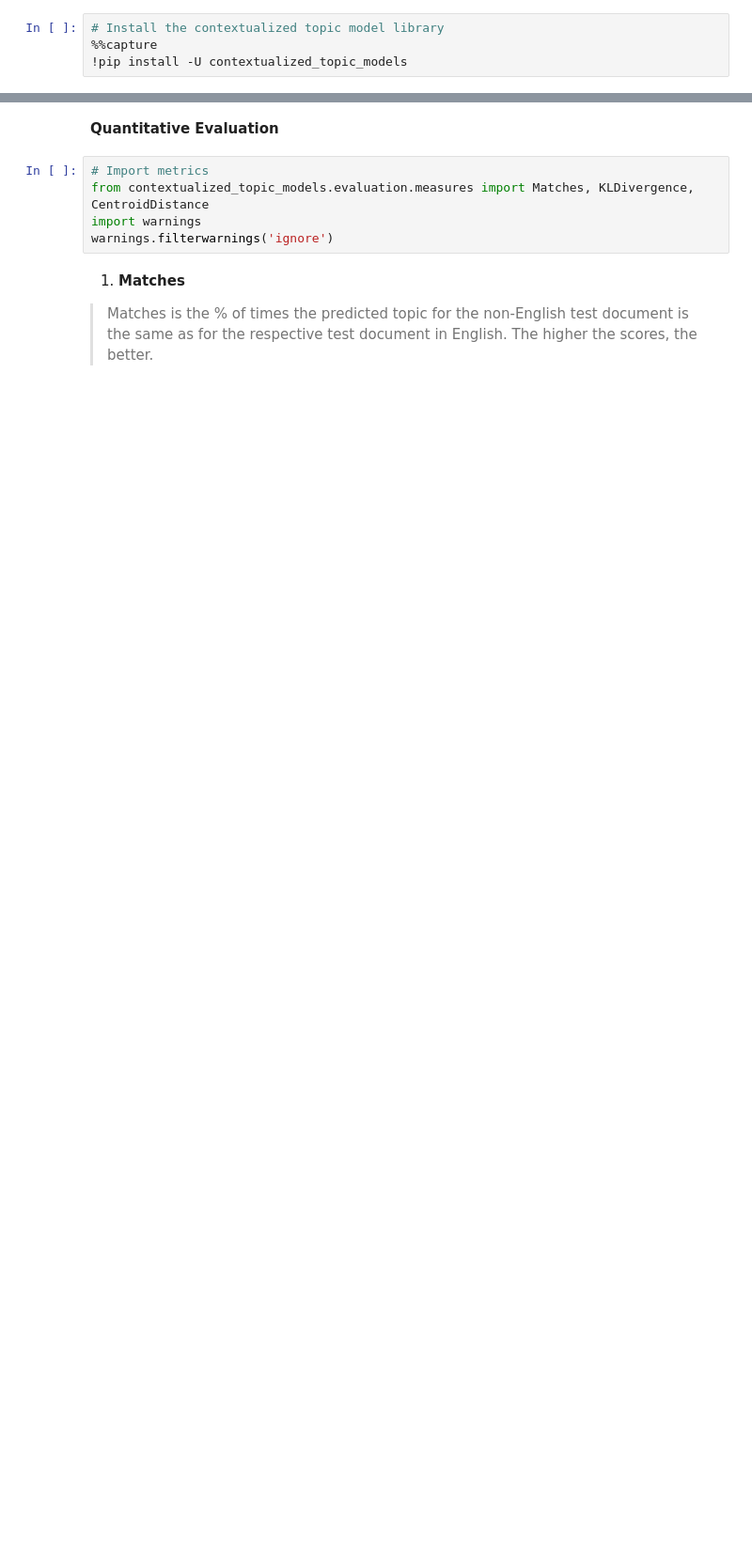
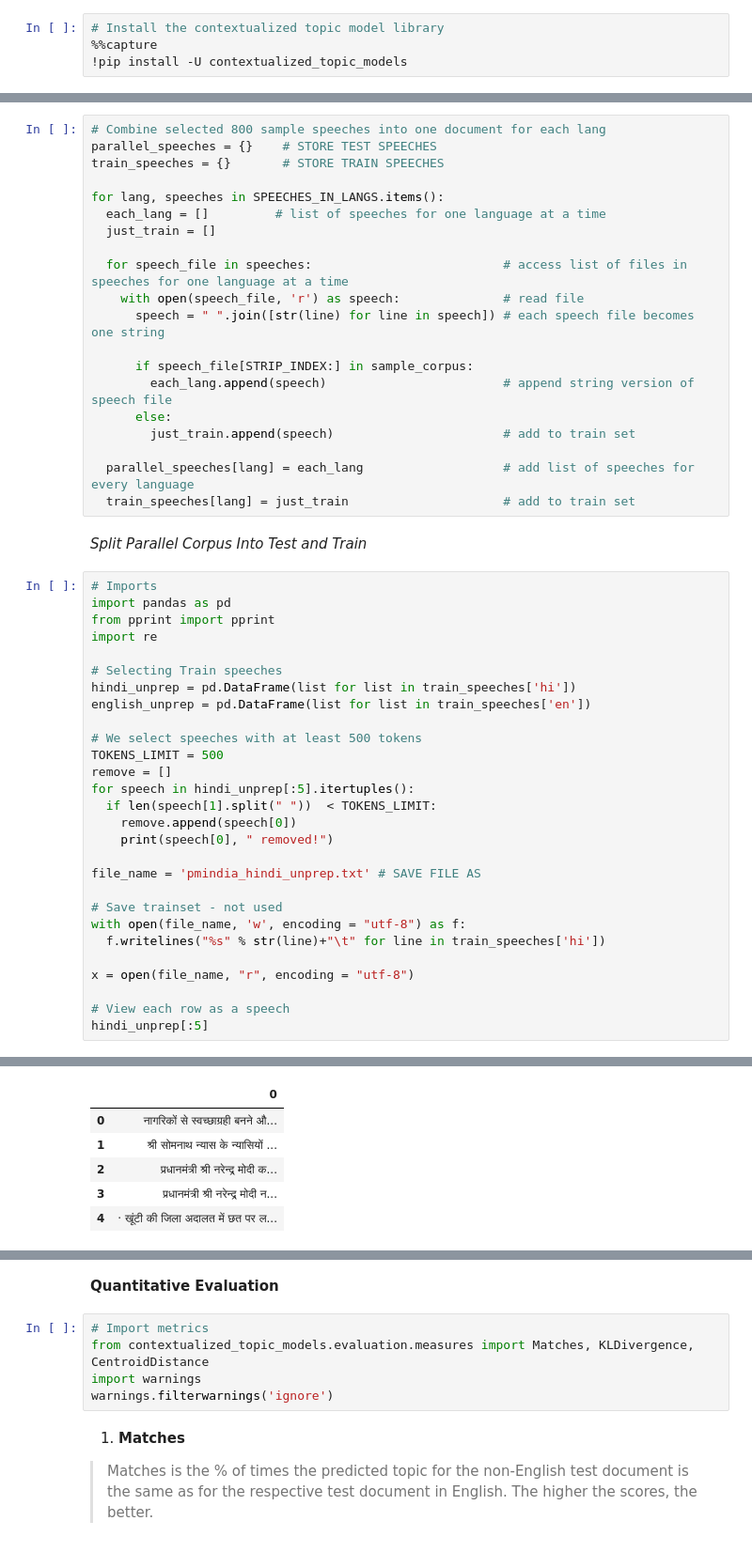
Before and after one commit to DivyaRustagi10/indicCTM-Foundations, a Jupyter notebook: ZeroshotTM_For_Same_Script_Languages.ipynb, the cells around one changed output, grey strips where cells are left out. Shown at 94% size. Drawn from its saved outputs; the diff is of its cells as text; blank space fills up the shorter version.

```diff
--- a/ZeroshotTM_For_Same_Script_Languages.ipynb
+++ b/ZeroshotTM_For_Same_Script_Languages.ipynb
@@ -297,0 +121,51 @@ topics_50 = [it_topics_predictions, fr_topics_predictions,
+# %%
+# Combine selected 800 sample speeches into one document for each lang
+parallel_speeches = {}    # STORE TEST SPEECHES
+train_speeches = {}       # STORE TRAIN SPEECHES
+
+for lang, speeches in SPEECHES_IN_LANGS.items():
+  each_lang = []         # list of speeches for one language at a time
+  just_train = []
+
+  for speech_file in speeches:                          # access list of files in speeches for one language at a time
+    with open(speech_file, 'r') as speech:              # read file
+      speech = " ".join([str(line) for line in speech]) # each speech file becomes one string
+
+      if speech_file[STRIP_INDEX:] in sample_corpus:
+        each_lang.append(speech)                        # append string version of speech file
+      else:
+        just_train.append(speech)                       # add to train set
+
+  parallel_speeches[lang] = each_lang                   # add list of speeches for every language
+  train_speeches[lang] = just_train                     # add to train set
+# %% [markdown]
+*Split Parallel Corpus Into Test and Train*
+# %%
+# Imports
+import pandas as pd
+from pprint import pprint
+import re
+
+# Selecting Train speeches
+hindi_unprep = pd.DataFrame(list for list in train_speeches['hi'])
+english_unprep = pd.DataFrame(list for list in train_speeches['en'])
+
+# We select speeches with at least 500 tokens
+TOKENS_LIMIT = 500
+remove = []
+for speech in hindi_unprep[:5].itertuples():
+  if len(speech[1].split(" "))  < TOKENS_LIMIT:
+    remove.append(speech[0])
+    print(speech[0], " removed!")
+
+file_name = 'pmindia_hindi_unprep.txt' # SAVE FILE AS
+
+# Save trainset - not used
+with open(file_name, 'w', encoding = "utf-8") as f:
+  f.writelines("%s" % str(line)+"\t" for line in train_speeches['hi'])
+
+x = open(file_name, "r", encoding = "utf-8")
+
+# View each row as a speech
+hindi_unprep[:5]
+# %% [output]
@@ -297,0 +176,6 @@ topics_50 = [it_topics_predictions, fr_topics_predictions,
+|  | 0 |
+| 0 | नागरिकों से स्‍वच्‍छाग्रही बनने औ... |
+| 1 | श्री सोमनाथ न्‍यास के न्‍यासियों ... |
+| 2 | प्रधानमंत्री श्री नरेन्द्र मोदी क... |
+| 3 | प्रधानमंत्री श्री नरेन्द्र मोदी न... |
+| 4 | · खूंटी की जिला अदालत में छत पर ल... |
```
Also changed, not shown: parts of 106 cells of this notebook.
